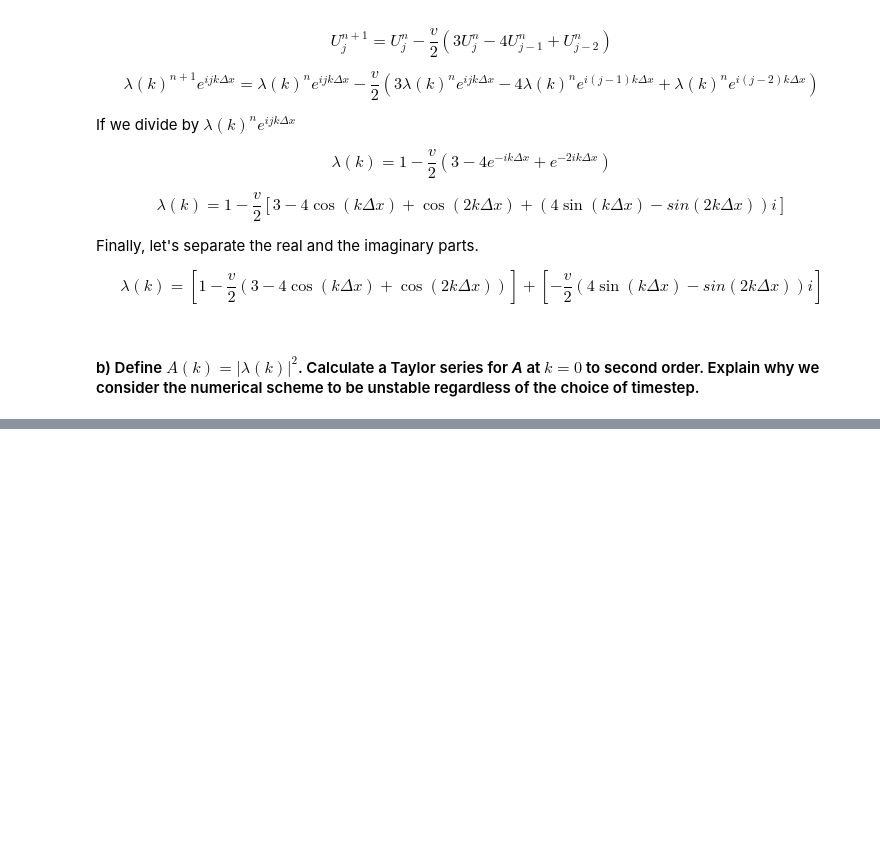
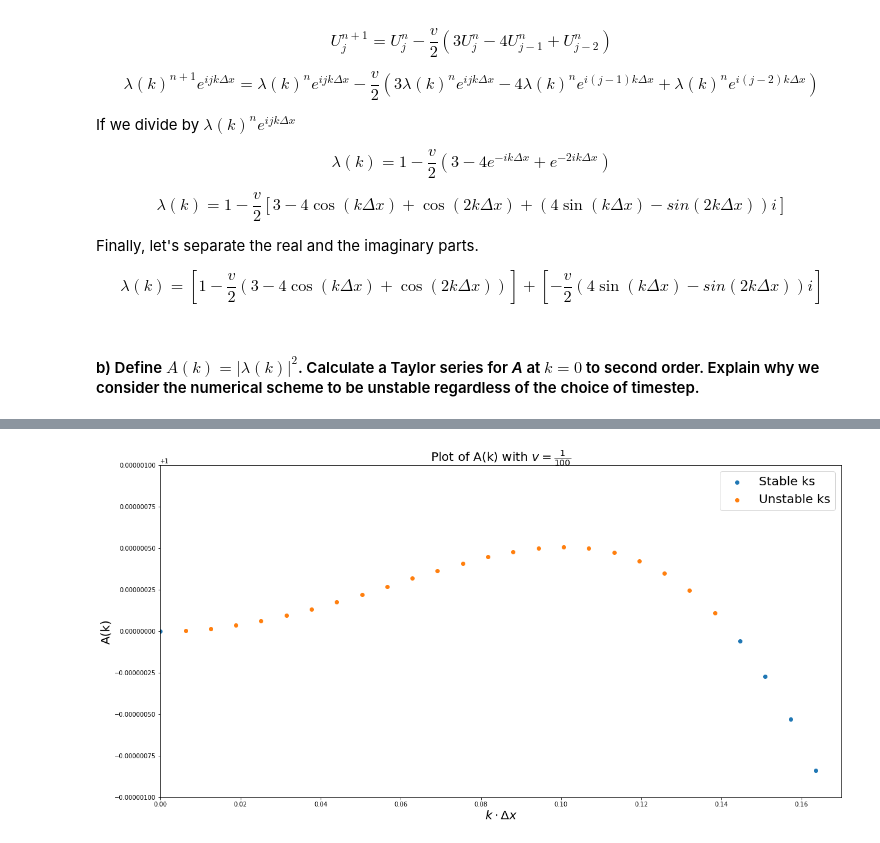
Before and after one commit to jonathanGB/am205, a Jupyter notebook: midterm/AM205_midterm.ipynb, the cells around one changed output, grey strips where cells are left out. Cells and saved outputs as stored; diff of their text form; code cells hidden in the pictures; blank space fills up the shorter version.

```diff
--- a/midterm/AM205_midterm.ipynb
+++ b/midterm/AM205_midterm.ipynb
@@ -249,0 +308,13 @@ $$ \lambda(k) = \left[1 - \frac{v}{2} (3 - 4\cos(k\Delta x) + \cos(2k\Delta x))
+# %%
+plt.figure(figsize=(20,10))
+axes = plt.gca()
+axes.set_xlim([0, 0.17])
+axes.set_ylim([1 - 1e-6, 1 + 1e-6])
+plt.scatter(stable_A_domain, stable_A_values, label="Stable ks")
+plt.scatter(unstable_A_domain, unstable_A_values, label="Unstable ks")
+plt.title(r"Plot of A(k) with $v=\frac{1}{100}$", fontsize=20)
+plt.xlabel(r"$k \cdot \Delta x$", fontsize=20)
+plt.ylabel("A(k)", fontsize=20)
+_ = plt.legend(fontsize=20)
+# %% [output]
+[figure, added]
```
Also changed, not shown: parts of 5 cells of this notebook.
